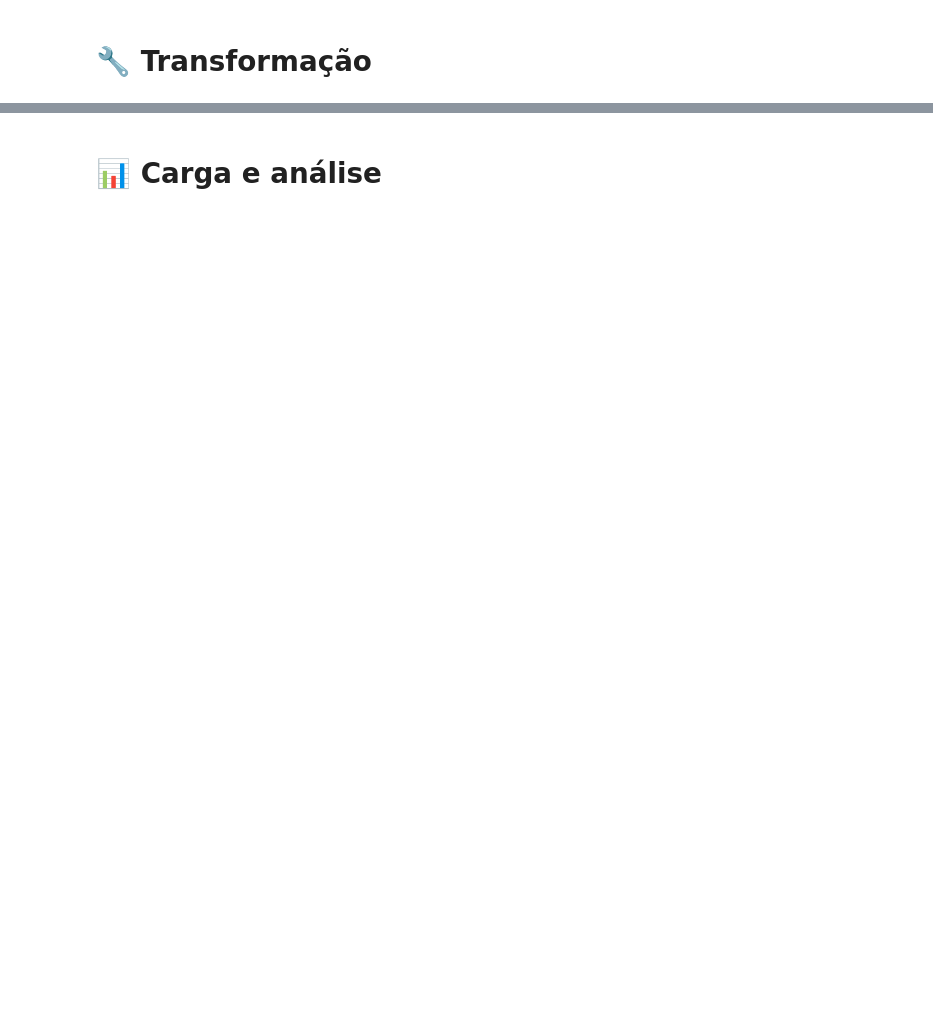
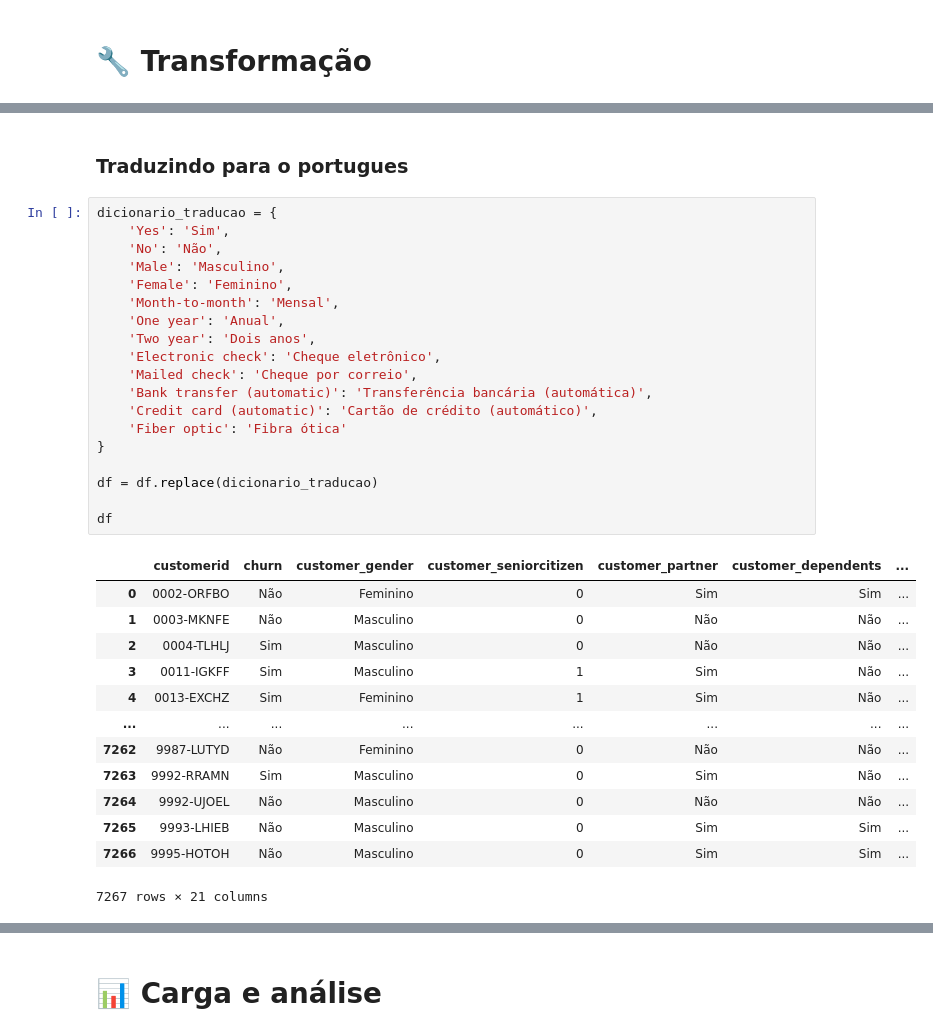
Before and after one commit to otaviorooliver/TelecomX1, a Jupyter notebook: TelecomX_BR.ipynb, the cells around one changed output, grey strips where cells are left out. Saved outputs shown, nothing was run; the diff lists cells and outputs as text; blank space fills up the shorter version.

```diff
--- a/TelecomX_BR.ipynb
+++ b/TelecomX_BR.ipynb
@@ -40,0 +188,35 @@ NameError: name 'TelecomX_Data' is not defined
+# %% [markdown]
+### Traduzindo para o portugues
+# %%
+dicionario_traducao = {
+    'Yes': 'Sim',
+    'No': 'Não',
+    'Male': 'Masculino',
+    'Female': 'Feminino',
+    'Month-to-month': 'Mensal',
+    'One year': 'Anual',
+    'Two year': 'Dois anos',
+    'Electronic check': 'Cheque eletrônico',
+    'Mailed check': 'Cheque por correio',
+    'Bank transfer (automatic)': 'Transferência bancária (automática)',
+    'Credit card (automatic)': 'Cartão de crédito (automático)',
+    'Fiber optic': 'Fibra ótica'
+}
+
+df = df.replace(dicionario_traducao)
+
+df
+# %% [output]
+|  | customerid | churn | customer_gender | customer_seniorcitizen | customer_partner | customer_dependents | ... |
+| 0 | 0002-ORFBO | Não | Feminino | 0 | Sim | Sim | ... |
+| 1 | 0003-MKNFE | Não | Masculino | 0 | Não | Não | ... |
+| 2 | 0004-TLHLJ | Sim | Masculino | 0 | Não | Não | ... |
+| 3 | 0011-IGKFF | Sim | Masculino | 1 | Sim | Não | ... |
+| 4 | 0013-EXCHZ | Sim | Feminino | 1 | Sim | Não | ... |
+| ... | ... | ... | ... | ... | ... | ... | ... |
+| 7262 | 9987-LUTYD | Não | Feminino | 0 | Não | Não | ... |
+| 7263 | 9992-RRAMN | Sim | Masculino | 0 | Sim | Não | ... |
+| 7264 | 9992-UJOEL | Não | Masculino | 0 | Não | Não | ... |
+| 7265 | 9993-LHIEB | Não | Masculino | 0 | Sim | Sim | ... |
+| 7266 | 9995-HOTOH | Não | Masculino | 0 | Sim | Sim | ... |
+7267 rows × 21 columns
```
Also changed, not shown: parts of 26 cells of this notebook.
